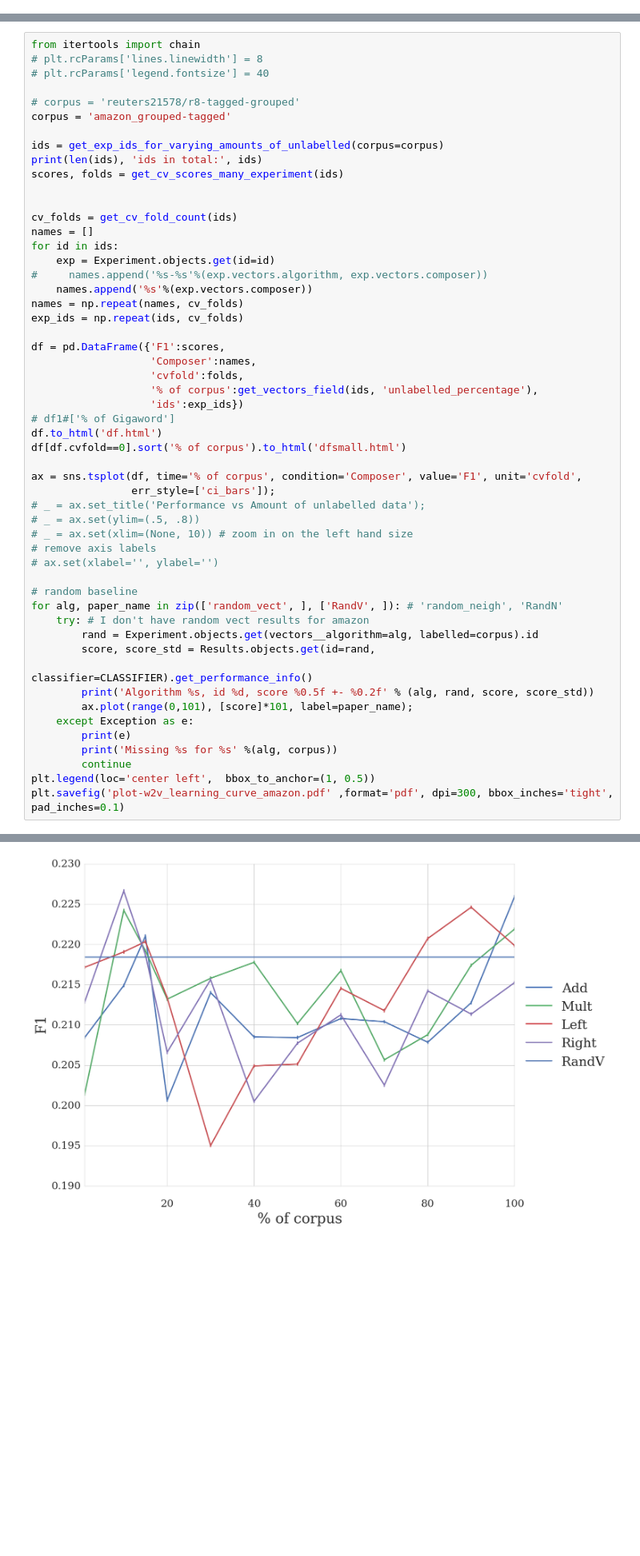
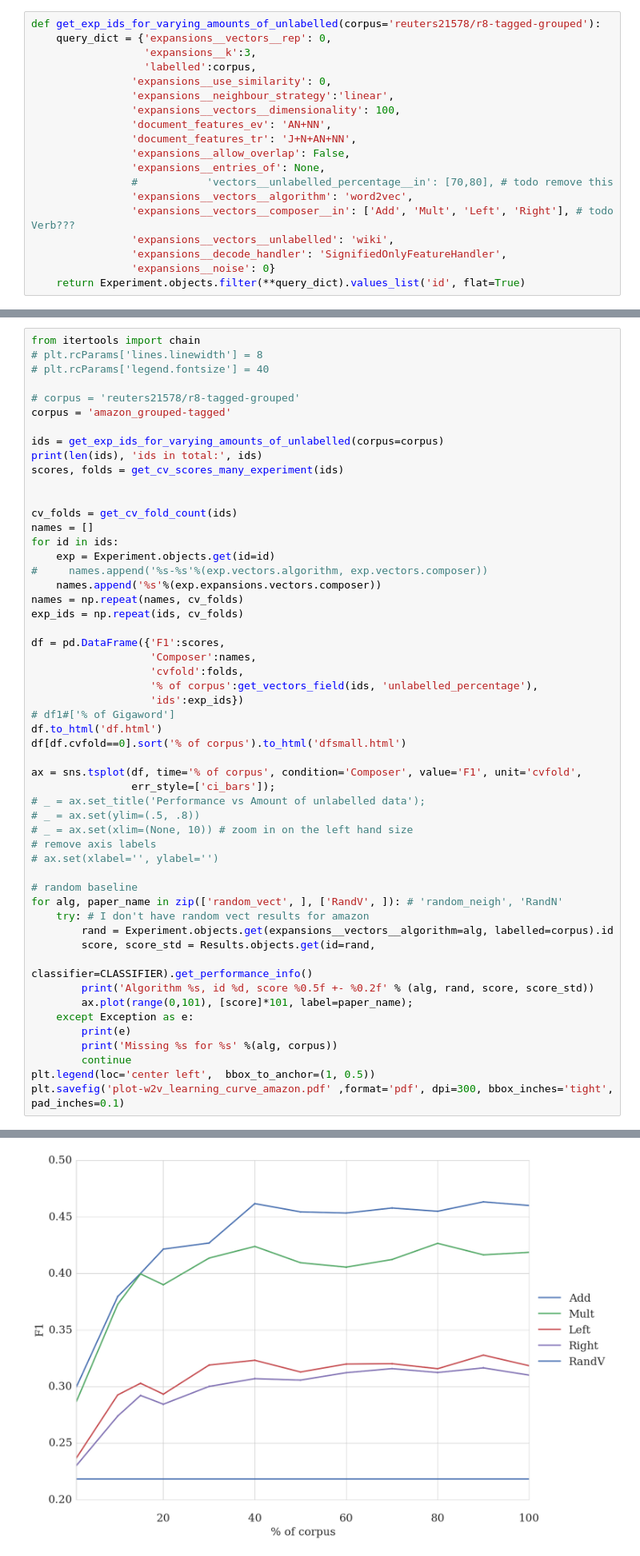
Before and after one commit to mbatchkarov/ExpLosion, a Jupyter notebook: notebooks/effect_of_unlabelled_size.ipynb, the cells around one changed output, grey strips where cells are left out. Shown at 80% size. Cells and saved outputs as stored; diff of their text form; blank space fills up the shorter version.

```diff
--- a/notebooks/effect_of_unlabelled_size.ipynb
+++ b/notebooks/effect_of_unlabelled_size.ipynb
@@ -50,3 +14,22 @@ def get_exp_ids_for_varying_amounts_of_unlabelled(corpus='reuters21578/r8-tagged
+# %%
+def get_exp_ids_for_varying_amounts_of_unlabelled(corpus='reuters21578/r8-tagged-grouped'):
+    query_dict = {'expansions__vectors__rep': 0,
+                  'expansions__k':3,
+                  'labelled':corpus,
+                'expansions__use_similarity': 0,
+                'expansions__neighbour_strategy':'linear',
+                'expansions__vectors__dimensionality': 100,
+                'document_features_ev': 'AN+NN',
+                'document_features_tr': 'J+N+AN+NN',
+                'expansions__allow_overlap': False,
+                'expansions__entries_of': None,
+                #           'vectors__unlabelled_percentage__in': [70,80], # todo remove this
+                'expansions__vectors__algorithm': 'word2vec',
+                'expansions__vectors__composer__in': ['Add', 'Mult', 'Left', 'Right'], # todo Verb???
+                'expansions__vectors__unlabelled': 'wiki',
+                'expansions__decode_handler': 'SignifiedOnlyFeatureHandler',
+                'expansions__noise': 0}
+    return Experiment.objects.filter(**query_dict).values_list('id', flat=True)
 # %% [markdown]
 # `word2vec` learning curve on Gigaword
 # %%
@@ -67,7 +50,7 @@ names = []
 for id in ids:
     exp = Experiment.objects.get(id=id)
 #     names.append('%s-%s'%(exp.vectors.algorithm, exp.vectors.composer))
-    names.append('%s'%(exp.vectors.composer))
+    names.append('%s'%(exp.expansions.vectors.composer))
 names = np.repeat(names, cv_folds)
 exp_ids = np.repeat(ids, cv_folds)
 
@@ -91,7 +74,7 @@ ax = sns.tsplot(df, time='% of corpus', condition='Composer', value='F1', unit='
 # random baseline
 for alg, paper_name in zip(['random_vect', ], ['RandV', ]): # 'random_neigh', 'RandN'
     try: # I don't have random vect results for amazon
-        rand = Experiment.objects.get(vectors__algorithm=alg, labelled=corpus).id
+        rand = Experiment.objects.get(expansions__vectors__algorithm=alg, labelled=corpus).id
         score, score_std = Results.objects.get(id=rand,
                                                   classifier=CLASSIFIER).get_performance_info()
         print('Algorithm %s, id %d, score %0.5f +- %0.2f' % (alg, rand, score, score_std))
@@ -125,4 +91,4 @@ INFO:   Algorithm random_vect, id 2, score 0.21846 +- -1.00
-[figure, old version]
+[figure, new version]
 # %% [markdown]
  - some variation introduced by classification task
    - each run has a different vocabulary
```
Also changed, not shown: parts of 4 cells of this notebook, 9 other files.
